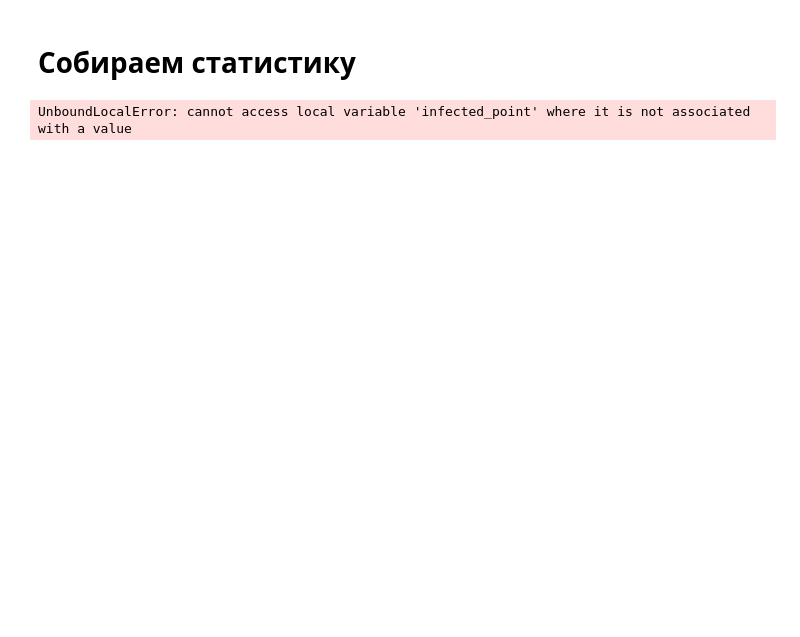
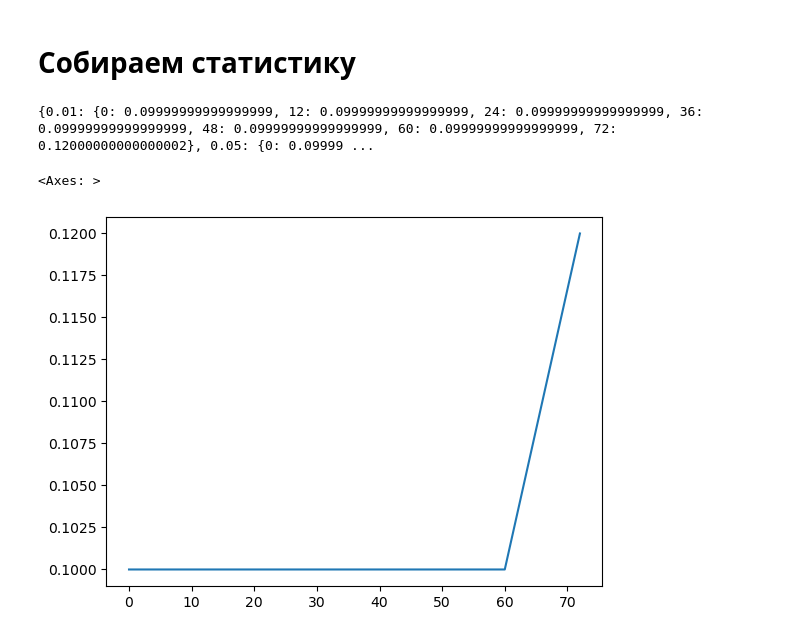
Before and after one commit to ATer-Oganisyan/prof-hw-1, a Jupyter notebook: prof-hw-4.ipynb, the cells around one changed output. Cells and saved outputs as stored; diff of their text form; code cells hidden in the pictures; blank space fills up the shorter version.

```diff
--- a/prof-hw-4.ipynb
+++ b/prof-hw-4.ipynb
@@ -209,7 +216,7 @@ def percent_of_infected_points_for_period(airports_infected_times, period):
 def calc_avg_infected_points(infected_points):
     result = {}
     keys = infected_points[0].keys()
-    cnt = len(infected_point) # Количество выборок для каждой вероятности
+    cnt = len(infected_points) # Количество выборок для каждой вероятности
 
 
     for key in keys:
@@ -218,7 +225,7 @@ def calc_avg_infected_points(infected_points):
             sum = sum + infected_point.get(key)
         result[key] = sum / cnt
         if (result[key] > 1):
-            print("Процент получился больше 1")
+            print("ОШИБКА: Процент получился больше 1")
             print("result: ", result[key])
             print("cnt = ", cnt)
             print("key = ", key)
@@ -247,4 +254,12 @@ for prob in probs:
     avg_infected_points[prob] = calc_avg_infected_points(infected_points)
 print(avg_infected_points)
 # %% [output]
-UnboundLocalError: cannot access local variable 'infected_point' where it is not associated with a value
+{0.01: {0: 0.09999999999999999, 12: 0.09999999999999999, 24: 0.09999999999999999, 36: 0.09999999999999999, 48: 0.09999999999999999, 60: 0.09999999999999999, 72: 0.12000000000000002}, 0.05: {0: 0.09999 ...
+# %%
+import seaborn as sb
+
+data = avg_infected_points.get(0.01)
+sb.lineplot(data)
+# %% [output]
+<Axes: >
+[figure, added]
```
Also changed, not shown: parts of 8 cells of this notebook.
